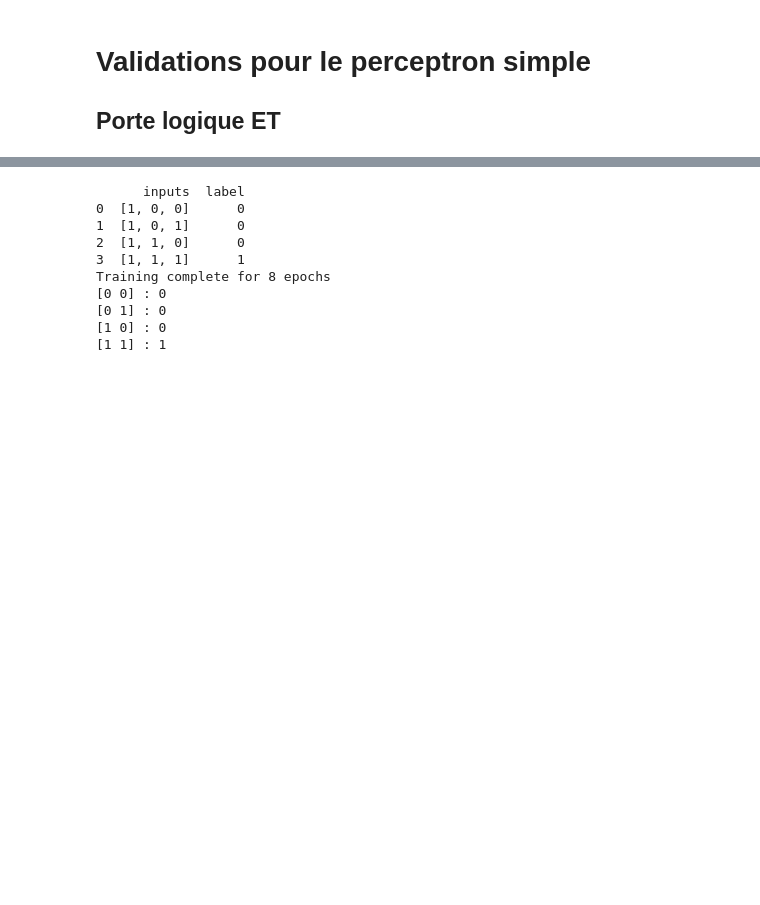
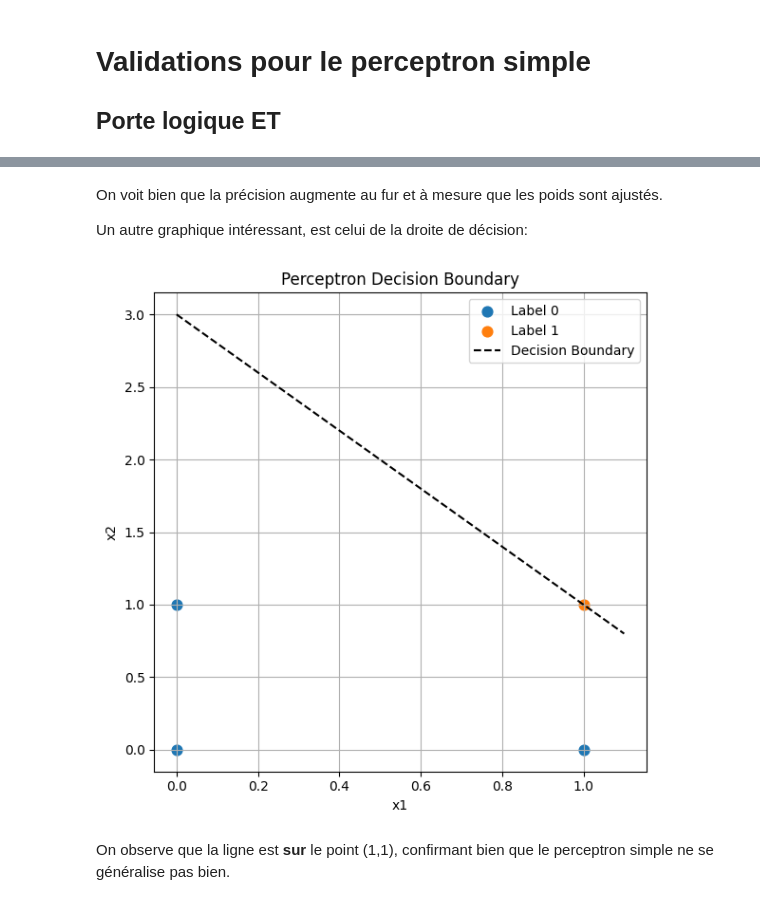
Before and after one commit to abrumsen/Perceptron, a Jupyter notebook: notebooks/simple.ipynb, the cells around one changed output, grey strips where cells are left out. Drawn from its saved outputs; the diff is of its cells as text; code cells hidden in the pictures; blank space fills up the shorter version.

```diff
--- a/notebooks/simple.ipynb
+++ b/notebooks/simple.ipynb
@@ -1,3 +1,18 @@
 # %% [markdown]
 # Validations pour le perceptron simple
 ## Porte logique ET
+# %%
+from perceptron import PerceptronSimple
+import pandas as pd
+import numpy as np
+import matplotlib.pyplot as plt
+from utils import data_processing
+
+perceptron = PerceptronSimple(input_size=2, learning_rate=0.3, epochs=1000)
+# Mise à zéro des poids pour suivre facilement le comportement
+perceptron.weights = [0,0,0]
+# Chargement des donnés
+df = data_processing.load_dataframe_from_file("../datasets/table_2_1.csv")
+print(df)
+
+history = perceptron.train(df)
@@ -4,29 +69,35 @@
+# %% [markdown]
+On voit bien que la précision augmente au fur et à mesure que les poids sont ajustés.
+
+Un autre graphique intéressant, est celui de la droite de décision:
 # %%
-from perceptron import PerceptronSimple
-import pandas as pd
-import numpy as np
+final_weights = weights = history.latest()["weights"]
+bias = final_weights[0]
+w1 = final_weights[1]
+w2 = final_weights[2]
+X = np.array([inp[1:] for inp in df["inputs"]])
+y = df["label"].values
+plt.figure(figsize=(6, 6))
+for label in np.unique(y):
+    points = X[y == label]
+    plt.scatter(points[:, 0], points[:, 1], label=f"Label {label}", s=60)
 
-perceptron = PerceptronSimple(input_size=2, learning_rate=0.3, epochs=1000)
-# Chargement des donnés
-df = pd.read_csv("../datasets/table_2_1.csv", header=None)
-df.columns = ["x1", "x2", "label"]
-df["inputs"] = df[["x1", "x2"]].apply(lambda row: np.array([row["x1"], row["x2"]]), axis=1)
-df["inputs"] = df["inputs"].apply(lambda x: np.insert(x, 0, 1))
-df = df[["inputs", "label"]]
-print(df)
-
-history = perceptron.train(df)
-
-for _, row in df.iterrows():
-    print(f"{row["inputs"][1:]} : {perceptron.predict(row["inputs"])}")
+# y = -(bias + w1*x) / w2
+x_vals = np.linspace(0, 1.1, 100)
+if w2 != 0:
+    y_vals = -(bias + w1 * x_vals) / w2
+    plt.plot(x_vals, y_vals, 'k--', label="Decision Boundary")
+else:
+    x_intercept = -bias / w1 if w1 != 0 else 0
+    plt.axvline(x=x_intercept, color='k', linestyle='--', label="Decision Boundary")
+plt.xlabel("x1")
+plt.ylabel("x2")
+plt.title("Perceptron Decision Boundary")
+plt.legend()
+plt.grid(True)
+plt.tight_layout()
+plt.show()
 # %% [output]
-      inputs  label
-0  [1, 0, 0]      0
-1  [1, 0, 1]      0
-2  [1, 1, 0]      0
-3  [1, 1, 1]      1
-Training complete for 8 epochs
-[0 0] : 0
-[0 1] : 0
-[1 0] : 0
-[1 1] : 1
+[figure, added]
+# %% [markdown]
+On observe que la ligne est **sur** le point (1,1), confirmant bien que le perceptron simple ne se généralise pas bien.
```
Also changed, not shown: parts of 5 cells of this notebook, 2 other files.
